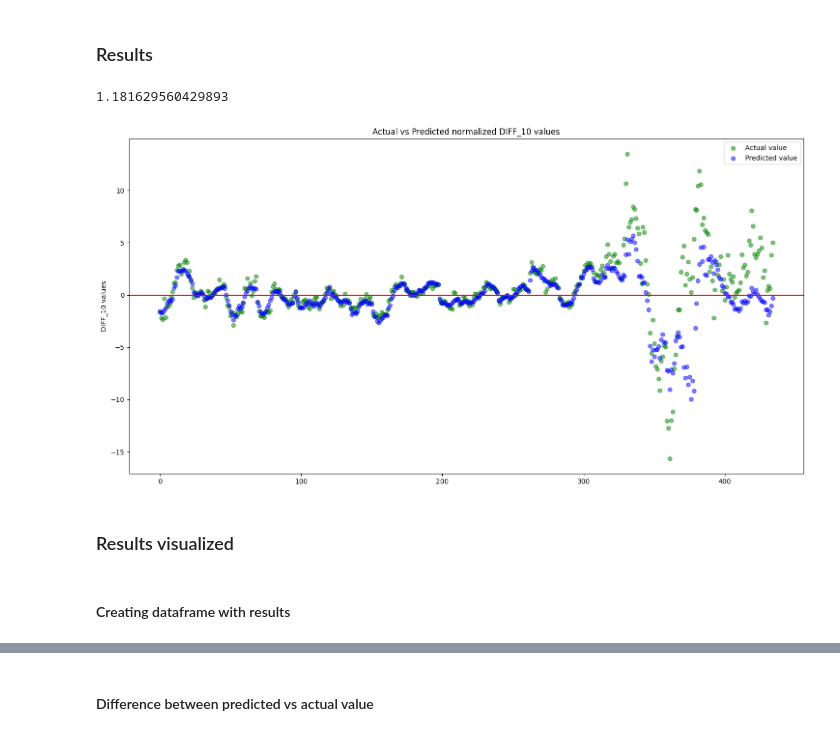
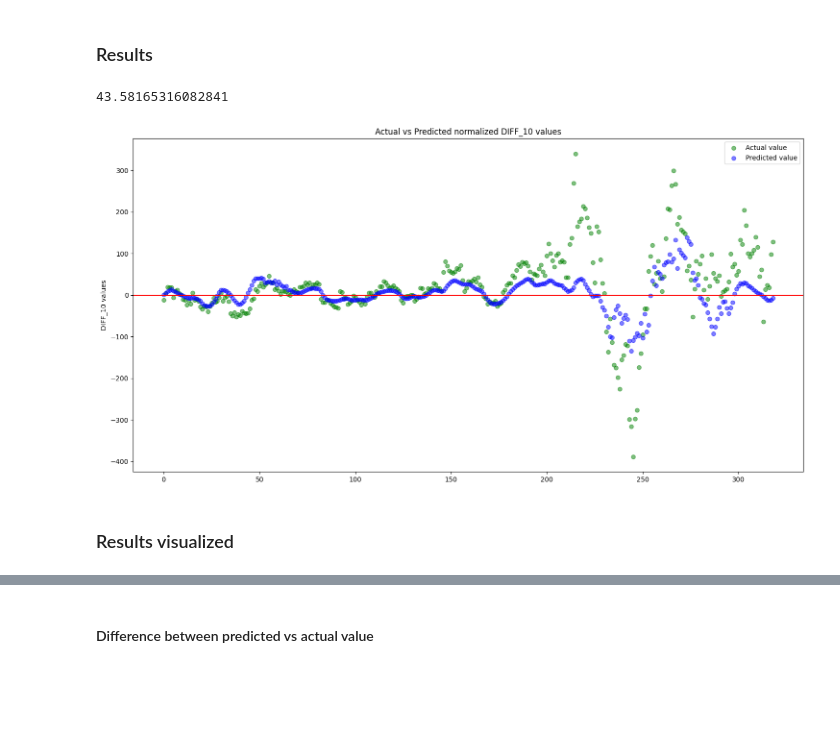
Before and after one commit to DanielVeress/price_prediction, a Jupyter notebook: price_prediction.ipynb, the cells around one changed output, grey strips where cells are left out. Drawn from its saved outputs; the diff is of its cells as text; code cells hidden in the pictures; blank space fills up the shorter version.

Commit message:
Added validation set, early stopping and refactored some functions into utils file

```diff
--- a/price_prediction.ipynb
+++ b/price_prediction.ipynb
@@ -180,12 +168,11 @@ def create_data_sequence(data):
 # %%
 print('Creating training sequences')
-X_train, y_train = create_data_sequence(train_data)
-print(f'X_train: {X_train.shape}')
-print(f'y_train: {y_train.shape}')
+X_train_seq, y_train_seq = create_data_sequence(X_train, y_train, sequence_length, verbose=1)
+
+print('\nCreating validation sequences')
+X_val_seq, y_val_seq = create_data_sequence(X_val, y_val, sequence_length, verbose=1)
 
 print('\nCreating testing sequences')
-X_test, y_test = create_data_sequence(test_data)
-print(f'X_test: {X_test.shape}')
-print(f'y_test: {y_test.shape}')
+X_test_seq, y_test_seq = create_data_sequence(X_test, y_test, sequence_length, verbose=1)
 # %% [output]
 Creating training sequences
@@ -205,17 +196,20 @@ y_test: (435,)
 # Model training
 # %%
 # params for training
-epochs = 20
+epochs = 50
 batch_size = 128
 
 optimizer = 'adam'
 loss = 'mean_squared_error'
+
+callbacks = [
+    EarlyStopping(monitor='val_loss', patience=5, restore_best_weights=True)
+]
 # %%
 # creating model
 model = Sequential([
-    LSTM(100, activation='relu', input_shape=(sequence_length, feature_num), return_sequences=True, seed=seed),
-    Dropout(0.2),
-    GRU(50, activation='relu', seed=seed),
+    LSTM(200, activation='relu', input_shape=(sequence_length, feature_num), seed=seed),
+    Dropout(0.2, seed=seed),
     Dense(1)
 ])
 
@@ -223,5 +217,8 @@ model = Sequential([
 model.compile(optimizer=optimizer, loss=loss)
 
 # train model
-model.fit(X_train, y_train, epochs=epochs, batch_size=batch_size)
+model.fit(X_train_seq, y_train_seq,
+          epochs=epochs, batch_size=batch_size,
+          validation_data=(X_val_seq, y_val_seq),
+          callbacks=callbacks)
 # %% [output]
@@ -247,5 +244,5 @@ Epoch 20/20
 # Model prediction
 # %%
 # predict
-y_pred = model.predict(X_test)
+y_pred = model.predict(X_test_seq)
 # %% [output]
@@ -253,28 +250,26 @@ y_pred = model.predict(X_test)
 # %% [markdown]
 ### Results
 # %%
-print(mean_absolute_error(y_test.reshape(-1,1), y_pred))
+print(mean_absolute_error(y_test_seq.reshape(-1,1), y_pred))
 # %% [output]
-1.181629560429893
+43.58165316082841
 # %%
 # TODO: Look for better metrics
 # %%
 plt.figure(figsize=(18,9))
 
 # plot results vs actual
-plt.scatter(range(y_test.shape[0]), y_test.reshape(-1,1), c='g', alpha=0.5, label='Actual value')
+plt.scatter(range(y_test_seq.shape[0]), y_test_seq.reshape(-1,1), c='g', alpha=0.5, label='Actual value')
 plt.scatter(range(y_pred.shape[0]), y_pred, c='b', alpha=0.5, label='Predicted value')
 
 plt.axhline(y=0, c='r')
 plt.legend()
 
 plt.title(f'Actual vs Predicted normalized {used_columns[-1]} values')
 plt.ylabel(f'{used_columns[-1]} values')
 
 plt.show()
 # %% [output]
-[figure, old version]
+[figure, new version]
 # %% [markdown]
 ### Results visualized
-# %% [markdown]
-#### Creating dataframe with results
```
Also changed, not shown: parts of 38 cells of this notebook, 2 other files.
